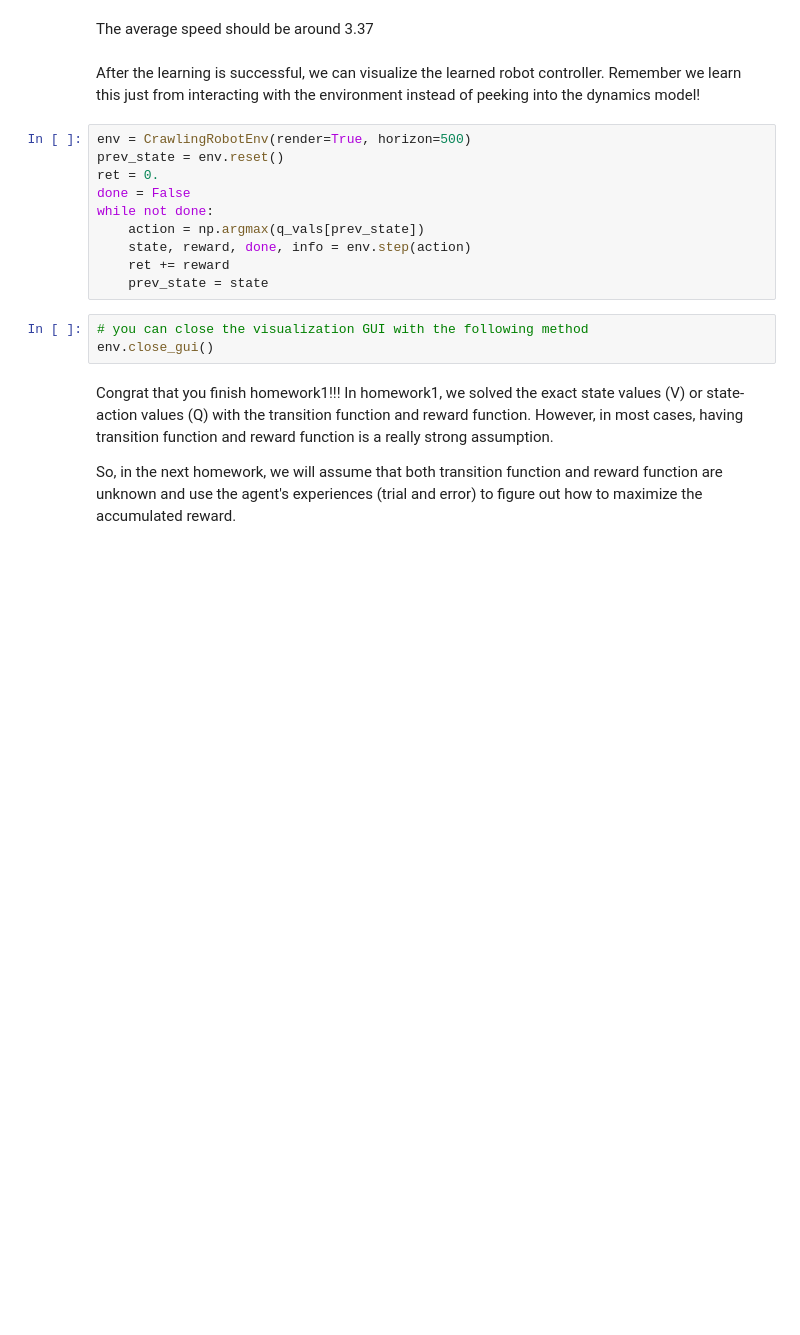
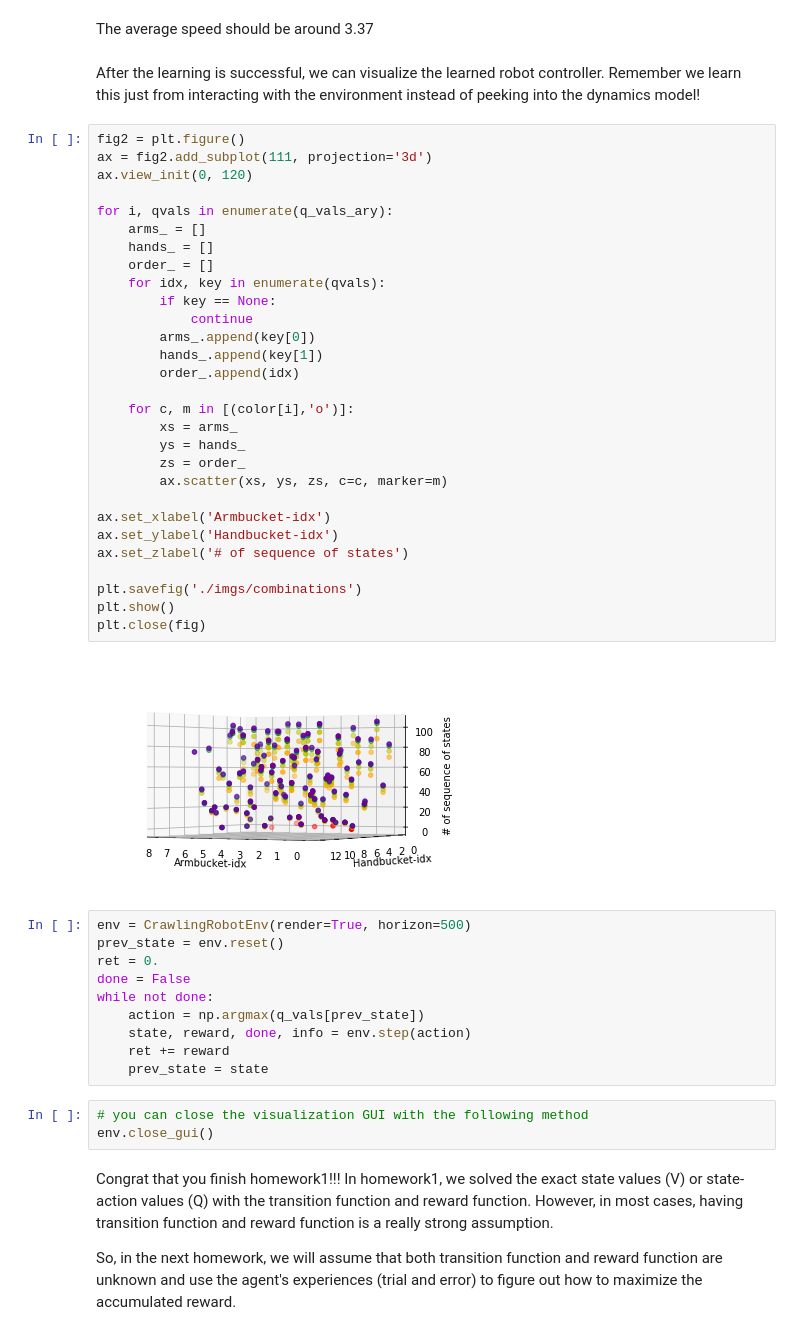
Before and after one commit to CEDL2017/homework2-MDPs, a Jupyter notebook: Lab2-MDPs.ipynb, the cells around one changed output. Drawn from its saved outputs; the diff is of its cells as text; blank space fills up the shorter version.

```diff
--- a/Lab2-MDPs.ipynb
+++ b/Lab2-MDPs.ipynb
@@ -849,6 +892,37 @@ Itr 250000 # Average speed: 3.37
 The average speed should be around 3.37
 # %% [markdown]
 After the learning is successful, we can visualize the learned robot controller. Remember we learn this just from interacting with the environment instead of peeking into the dynamics model!
+# %%
+fig2 = plt.figure()
+ax = fig2.add_subplot(111, projection='3d')
+ax.view_init(0, 120)
+
+for i, qvals in enumerate(q_vals_ary):
+    arms_ = []
+    hands_ = []
+    order_ = []
+    for idx, key in enumerate(qvals):
+        if key == None:
+            continue
+        arms_.append(key[0])
+        hands_.append(key[1])
+        order_.append(idx)
+
+    for c, m in [(color[i],'o')]:
+        xs = arms_
+        ys = hands_
+        zs = order_
+        ax.scatter(xs, ys, zs, c=c, marker=m)
+
+ax.set_xlabel('Armbucket-idx')
+ax.set_ylabel('Handbucket-idx')
+ax.set_zlabel('# of sequence of states')
+
+plt.savefig('./imgs/combinations')
+plt.show()
+plt.close(fig)
+# %% [output]
+[figure, added]
 # %%
 env = CrawlingRobotEnv(render=True, horizon=500)
 prev_state = env.reset()
```
Also changed, not shown: parts of 8 cells of this notebook, 8 other files.
